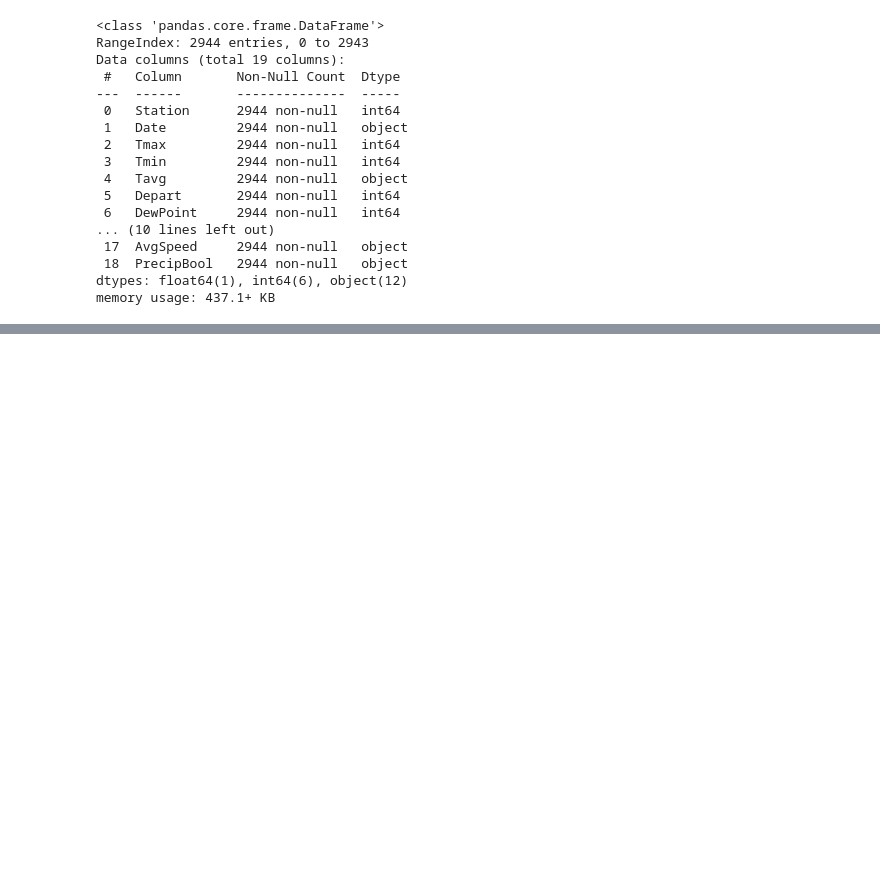
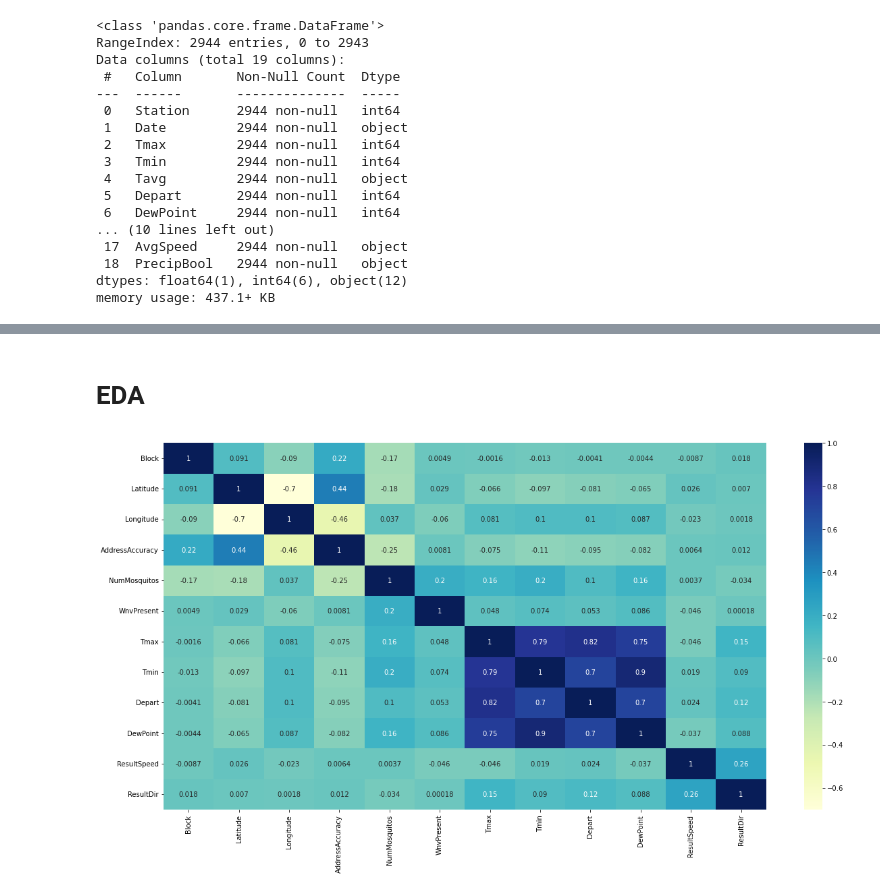
Before and after one commit to evanwmeeks/Springboard, a Jupyter notebook: Capstone 2/Capstone 2 - West Nile Virus Prediction.ipynb, the cells around one changed output, grey strips where cells are left out. Drawn from its saved outputs; the diff is of its cells as text; code cells hidden in the pictures; blank space fills up the shorter version.

```diff
--- a/Capstone 2/Capstone 2 - West Nile Virus Prediction.ipynb
+++ b/Capstone 2/Capstone 2 - West Nile Virus Prediction.ipynb
@@ -167 +236,11 @@ train.drop('Date', axis = 1, inplace = True)
+# %% [markdown]
+# EDA
+# %%
+#Strongest relationships between Tmax, Tmin, Depart and DewPoint (expected for weather)
+#
+fig, ax = plt.subplots(1,1, figsize=(20,10))
+sns.heatmap(merged.corr(), annot=True, cmap="YlGnBu" ,ax = ax)
+plt.show()
+# %% [output]
+[figure, added]
 # %%
```
Also changed, not shown: parts of 10 cells of this notebook, 1 other file.
